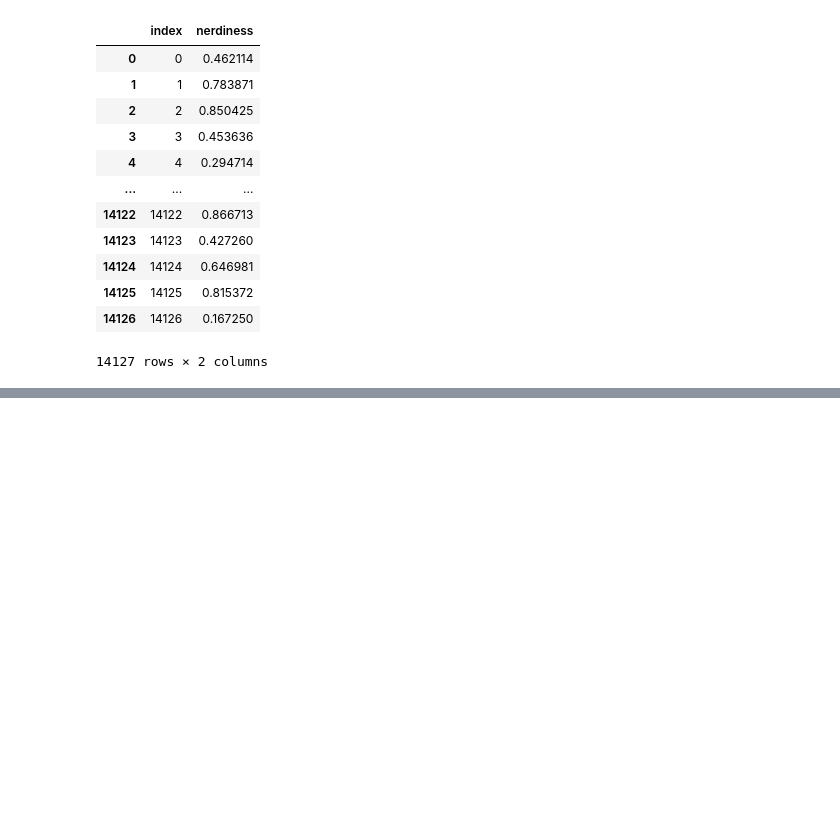
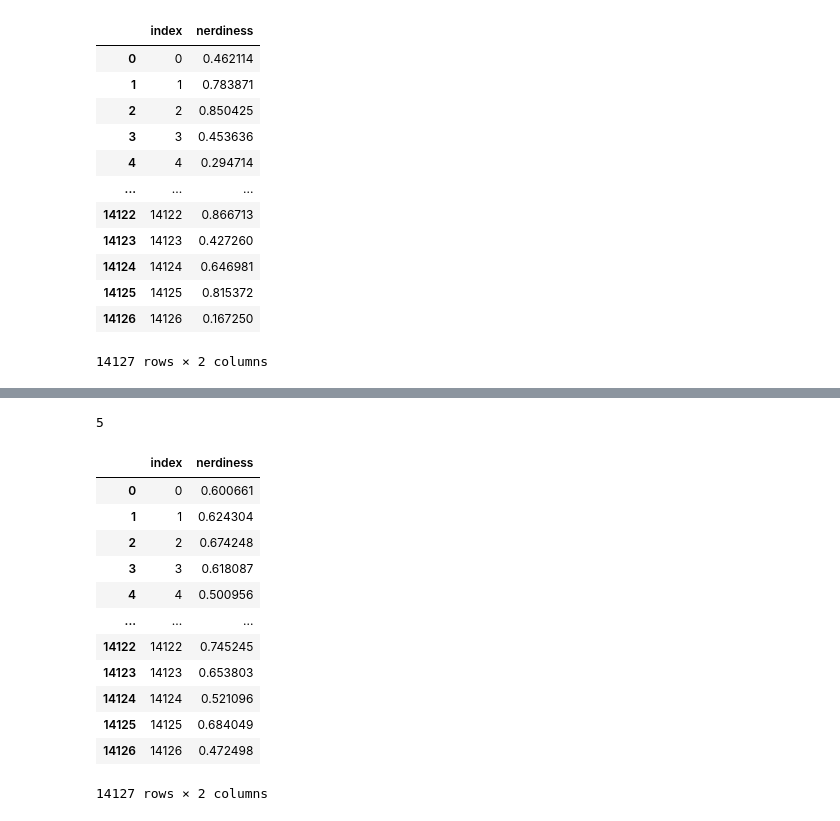
Before and after one commit to yennua/dacon, a Jupyter notebook: baseline.ipynb, the cells around one changed output, grey strips where cells are left out. Drawn from its saved outputs; the diff is of its cells as text; code cells hidden in the pictures; blank space fills up the shorter version.

```diff
--- a/baseline.ipynb
+++ b/baseline.ipynb
@@ -276,0 +286,3 @@ submission
+# %%
+x = [0,1,2,3,4,5,6,7,8,9]
+x
@@ -276,0 +291,5 @@ submission
+# %%
+k_fold = KFold(n_splits=5, shuffle=True, random_state=42)
+
+for train_idx, val_idx in k_fold.split(x):
+    print(train_idx, val_idx)
@@ -276,0 +302,22 @@ submission
+# %%
+k_fold = KFold(n_splits=5, shuffle=True, random_state=42)
+
+models = []
+
+#loc는 로우의 네임을 인덱스값으로 쓰지만 iloc는 로우의 위치값을 인덱스로 씀
+for train_idx, val_idx in k_fold.split(x_train):
+    X_train, Y_train = x_train.iloc[train_idx], y_train.iloc[train_idx]
+    X_val, Y_val = x_train.iloc[val_idx], y_train.iloc[val_idx]
+
+    #라이트데이터셋에 묶어서 넣어야 함
+    d_train = lgb.Dataset(X_train, Y_train)
+    d_val = lgb.Dataset(X_val, Y_val)
+
+    params = {
+            'learning_rate': 0.01, # 가중치 변화 폭, 학습률
+            'objective': 'binary', # regression(회귀), binary(이진분류), multiclass(다중분류)
+            'metric':'auc',
+            'seed':42 #랜덤값 고정
+            }
+
+    models.append(lgb.train(params, d_train, 100, d_val, verbose_eval=20, early_stopping_rounds=10))
@@ -277,2 +342,27 @@ submission
+# %%
+preds = []
+for model in models:
+    preds.append(model.predict(x_test))
+len(preds)
+# %% [output]
+5
+# %%
+pred = (preds[0]+preds[1]+preds[2]+preds[3]+preds[4])/5
+submission['nerdiness'] = pred
+submission
+# %% [output]
+|  | index | nerdiness |
+| 0 | 0 | 0.600661 |
+| 1 | 1 | 0.624304 |
+| 2 | 2 | 0.674248 |
+| 3 | 3 | 0.618087 |
+| 4 | 4 | 0.500956 |
+| ... | ... | ... |
+| 14122 | 14122 | 0.745245 |
+| 14123 | 14123 | 0.653803 |
+| 14124 | 14124 | 0.521096 |
+| 14125 | 14125 | 0.684049 |
+| 14126 | 14126 | 0.472498 |
+14127 rows × 2 columns
 # %%
 submission.to_csv('/content/drive/My Drive/데이콘/open_data/submission.csv', index=False)
```
Also changed, not shown: parts of 6 cells of this notebook.
